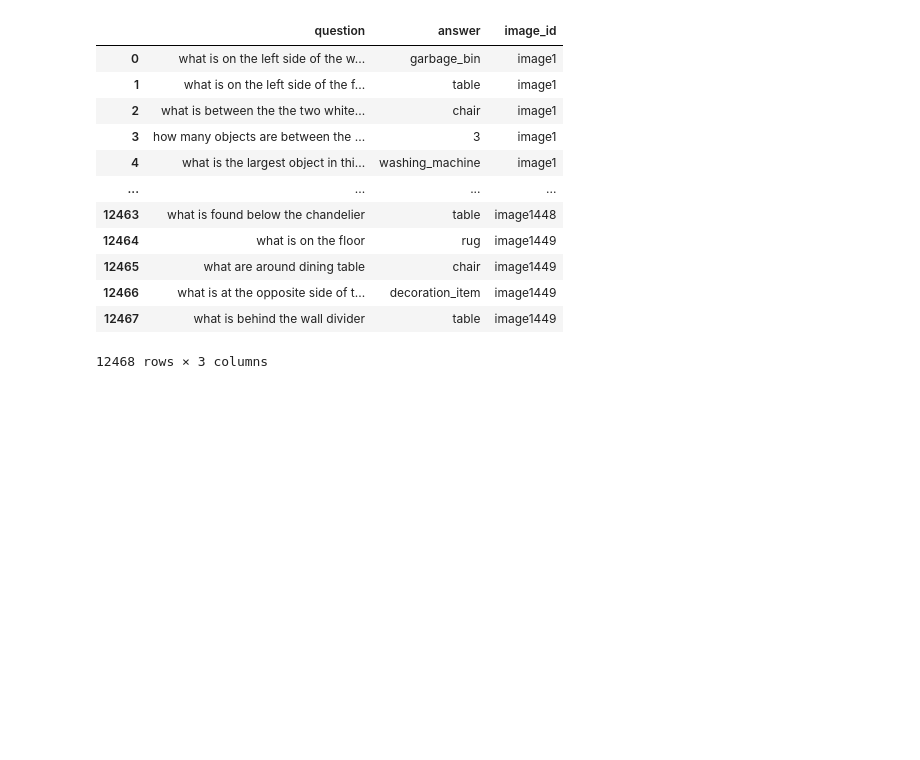
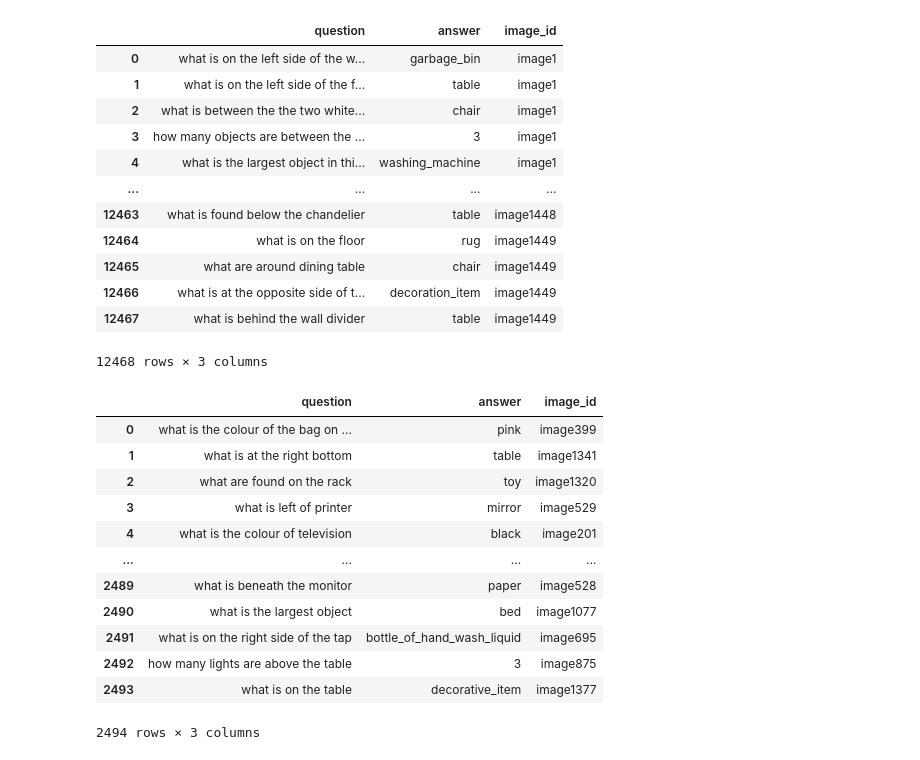
Before and after one commit to saathwikad/Visual_Question_Answering, a Jupyter notebook: vqa-cv.ipynb, the cells around one changed output. Drawn from its saved outputs; the diff is of its cells as text; code cells hidden in the pictures; blank space fills up the shorter version.

Commit message:
Kaggle Notebook | VQA_CV | Version 3

```diff
--- a/vqa-cv.ipynb
+++ b/vqa-cv.ipynb
@@ -52,3 +54,21 @@ dataset
 | 12466 | what is at the opposite side of t... | decoration_item | image1449 |
 | 12467 | what is behind the wall divider | table | image1449 |
 12468 rows × 3 columns
+# %%
+data_eval = pd.read_csv("/kaggle/input/visual-question-answering-computer-vision-nlp/dataset/data_eval.csv")
+# %%
+data_eval
+# %% [output]
+|  | question | answer | image_id |
+| 0 | what is the colour of the bag on ... | pink | image399 |
+| 1 | what is at the right bottom | table | image1341 |
+| 2 | what are found on the rack | toy | image1320 |
+| 3 | what is left of printer | mirror | image529 |
+| 4 | what is the colour of television | black | image201 |
+| ... | ... | ... | ... |
+| 2489 | what is beneath the monitor | paper | image528 |
+| 2490 | what is the largest object | bed | image1077 |
+| 2491 | what is on the right side of the tap | bottle_of_hand_wash_liquid | image695 |
+| 2492 | how many lights are above the table | 3 | image875 |
+| 2493 | what is on the table | decorative_item | image1377 |
+2494 rows × 3 columns
```
Also changed, not shown: parts of 6 cells of this notebook.
